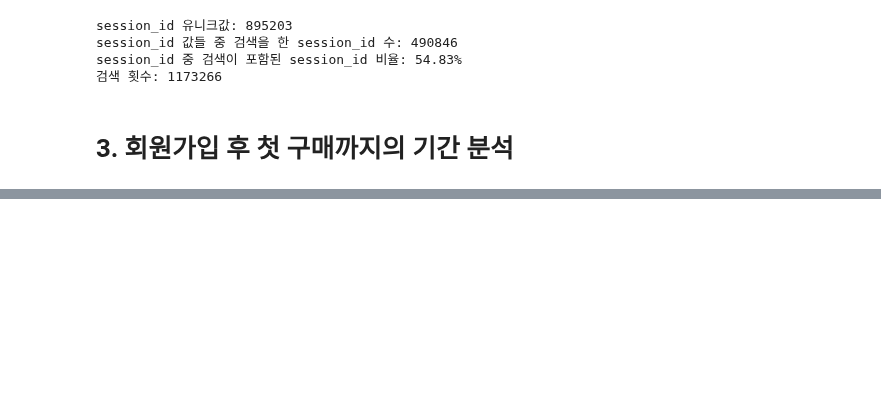
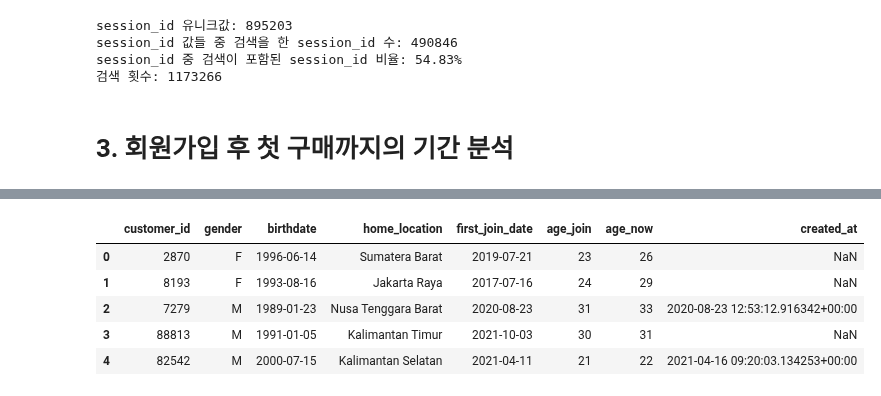
Before and after one commit to NARAEIM/tp2-da, a Jupyter notebook: tp2_da_hyunjune.ipynb, the cells around one changed output, grey strips where cells are left out. Cells and saved outputs as stored; diff of their text form; code cells hidden in the pictures; blank space fills up the shorter version.

```diff
--- a/tp2_da_hyunjune.ipynb
+++ b/tp2_da_hyunjune.ipynb
@@ -309,0 +359,10 @@ session_id 중 검색이 포함된 session_id 비율: 54.83%
+# %%
+merge_customer = pd.merge(customer, first_transaction, how='left', on='customer_id')
+merge_customer.head()
+# %% [output]
+|  | customer_id | gender | birthdate | home_location | first_join_date | age_join | age_now | created_at |
+| 0 | 2870 | F | 1996-06-14 | Sumatera Barat | 2019-07-21 | 23 | 26 | NaN |
+| 1 | 8193 | F | 1993-08-16 | Jakarta Raya | 2017-07-16 | 24 | 29 | NaN |
+| 2 | 7279 | M | 1989-01-23 | Nusa Tenggara Barat | 2020-08-23 | 31 | 33 | 2020-08-23 12:53:12.916342+00:00 |
+| 3 | 88813 | M | 1991-01-05 | Kalimantan Timur | 2021-10-03 | 30 | 31 | NaN |
+| 4 | 82542 | M | 2000-07-15 | Kalimantan Selatan | 2021-04-11 | 21 | 22 | 2021-04-16 09:20:03.134253+00:00 |
```
Also changed, not shown: parts of 14 cells of this notebook, 1 other file.
